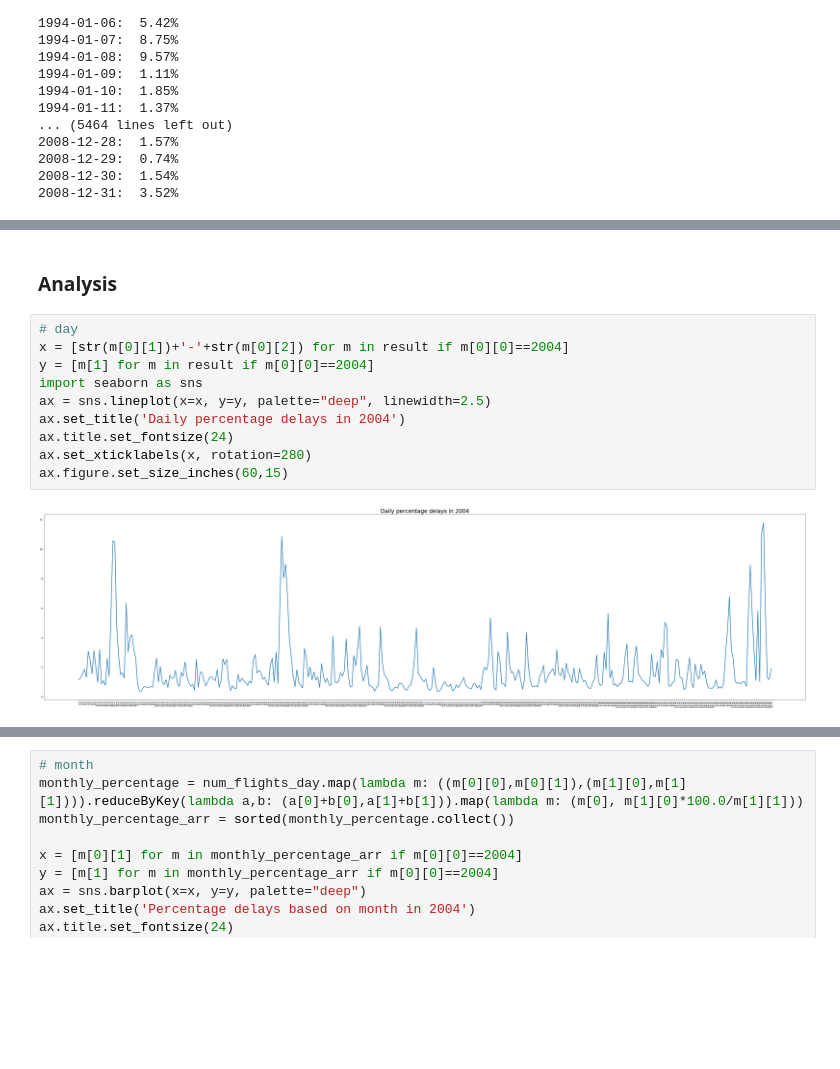
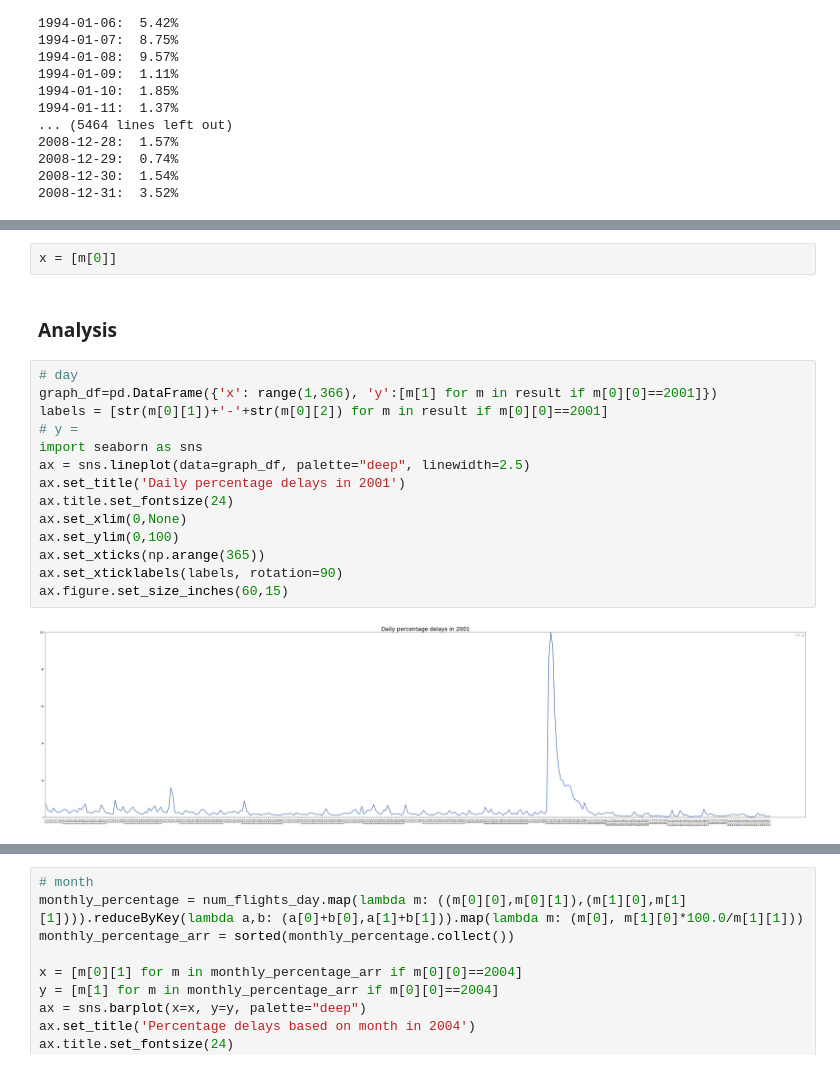
Before and after one commit to pietroferretti/middleware-bigdata, a Jupyter notebook: spark_notebook.ipynb, the cells around one changed output, grey strips where cells are left out. Cells and saved outputs as stored; diff of their text form; blank space fills up the shorter version.

Commit message:
minor changes to graphs

```diff
--- a/spark_notebook.ipynb
+++ b/spark_notebook.ipynb
@@ -121,17 +141,23 @@ Daily average percentage of cancelled flights:  2.127927917735455
+# %%
+x = [m[0]]
 # %% [markdown]
 ### Analysis
 # %%
 # day
-x = [str(m[0][1])+'-'+str(m[0][2]) for m in result if m[0][0]==2004]
-y = [m[1] for m in result if m[0][0]==2004]
+graph_df=pd.DataFrame({'x': range(1,366), 'y':[m[1] for m in result if m[0][0]==2001]})
+labels = [str(m[0][1])+'-'+str(m[0][2]) for m in result if m[0][0]==2001]
+# y =
 import seaborn as sns
-ax = sns.lineplot(x=x, y=y, palette="deep", linewidth=2.5)
-ax.set_title('Daily percentage delays in 2004')
+ax = sns.lineplot(data=graph_df, palette="deep", linewidth=2.5)
+ax.set_title('Daily percentage delays in 2001')
 ax.title.set_fontsize(24)
-ax.set_xticklabels(x, rotation=280)
+ax.set_xlim(0,None)
+ax.set_ylim(0,100)
+ax.set_xticks(np.arange(365))
+ax.set_xticklabels(labels, rotation=90)
 ax.figure.set_size_inches(60,15)
 # %% [output]
-[figure, old version]
+[figure, new version]
 # %%
 # weekday
 weekday_percentage = num_flights_day.map(lambda m: (date(m[0][0],m[0][1],m[0][2]).weekday(), m[1])).reduceByKey(lambda a,b: (a[0]+b[0],a[1]+b[1])).map(lambda m: (m[0], m[1][0]*100.0/m[1][1]))
```
Also changed, not shown: parts of 3 cells of this notebook.
